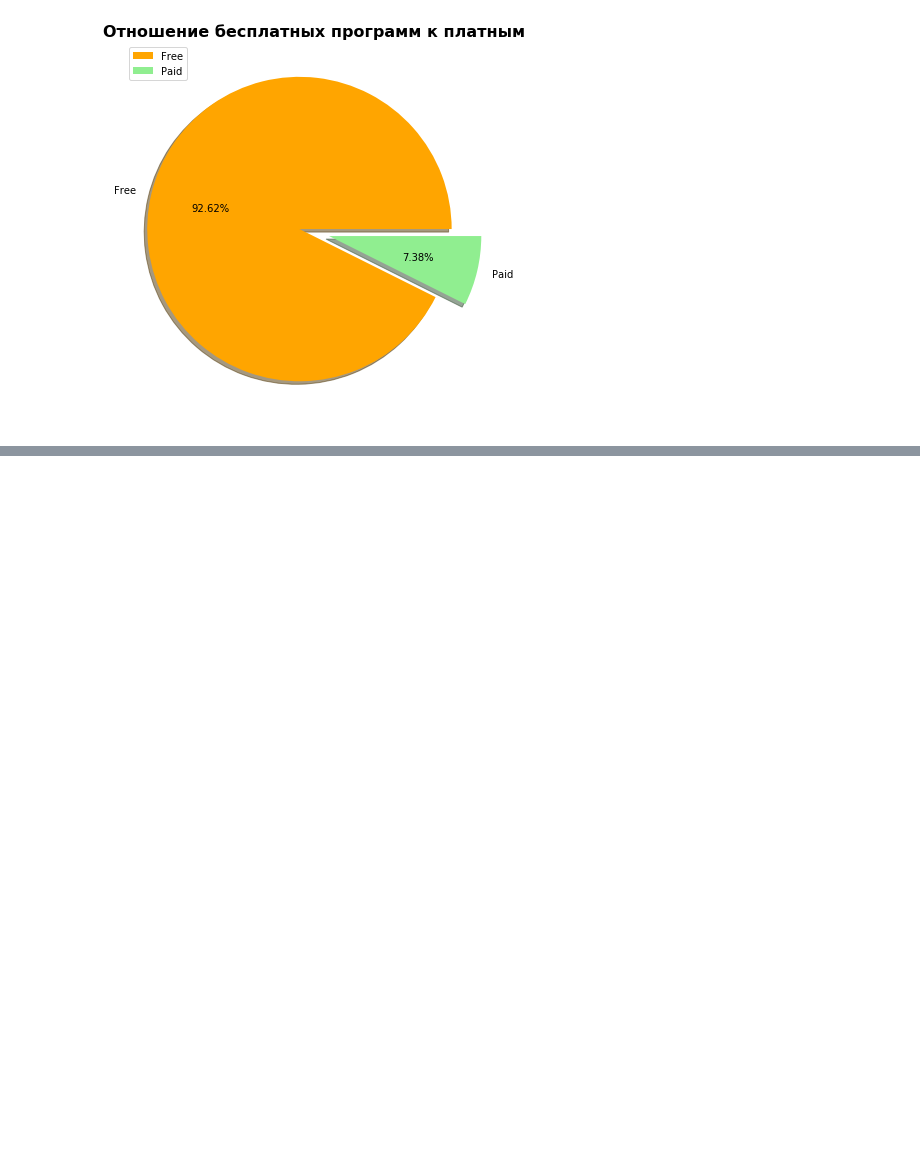
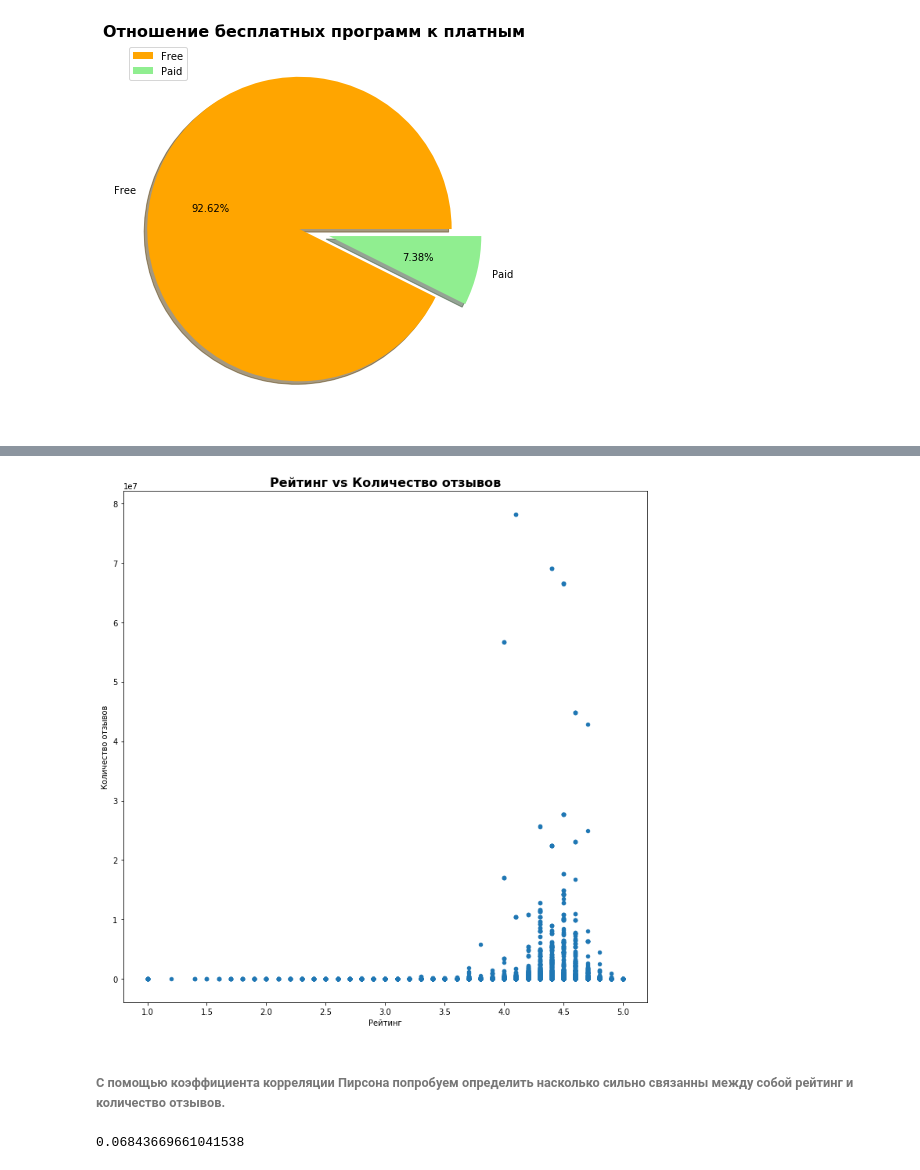
Before and after one commit to shulzhenkoas/Math, a Jupyter notebook: Theory_ver/project/shulzhenkoas_theory_project.ipynb, the cells around one changed output, grey strips where cells are left out. Saved outputs shown, nothing was run; the diff lists cells and outputs as text; code cells hidden in the pictures; blank space fills up the shorter version.

```diff
--- a/Theory_ver/project/shulzhenkoas_theory_project.ipynb
+++ b/Theory_ver/project/shulzhenkoas_theory_project.ipynb
@@ -241,0 +197,15 @@ plt.show()
+# %%
+data.plot(x='Rating', y='Reviews', kind='scatter', figsize=(12, 12))
+plt.title('Рейтинг vs Количество отзывов', fontsize = 16, fontweight='bold')
+plt.xlabel('Рейтинг')
+plt.ylabel('Количество отзывов')
+plt.show()
+# %% [output]
+[figure, added]
+# %% [markdown]
+###### С помощью коэффициента корреляции Пирсона попробуем определить насколько сильно связанны между собой рейтинг и количество отзывов.
+# %%
+corr_coef = np.corrcoef(data['Rating'], data['Reviews'])[0][1]
+corr_coef
+# %% [output]
+0.06843669661041538
```
Also changed, not shown: parts of 20 cells of this notebook.
